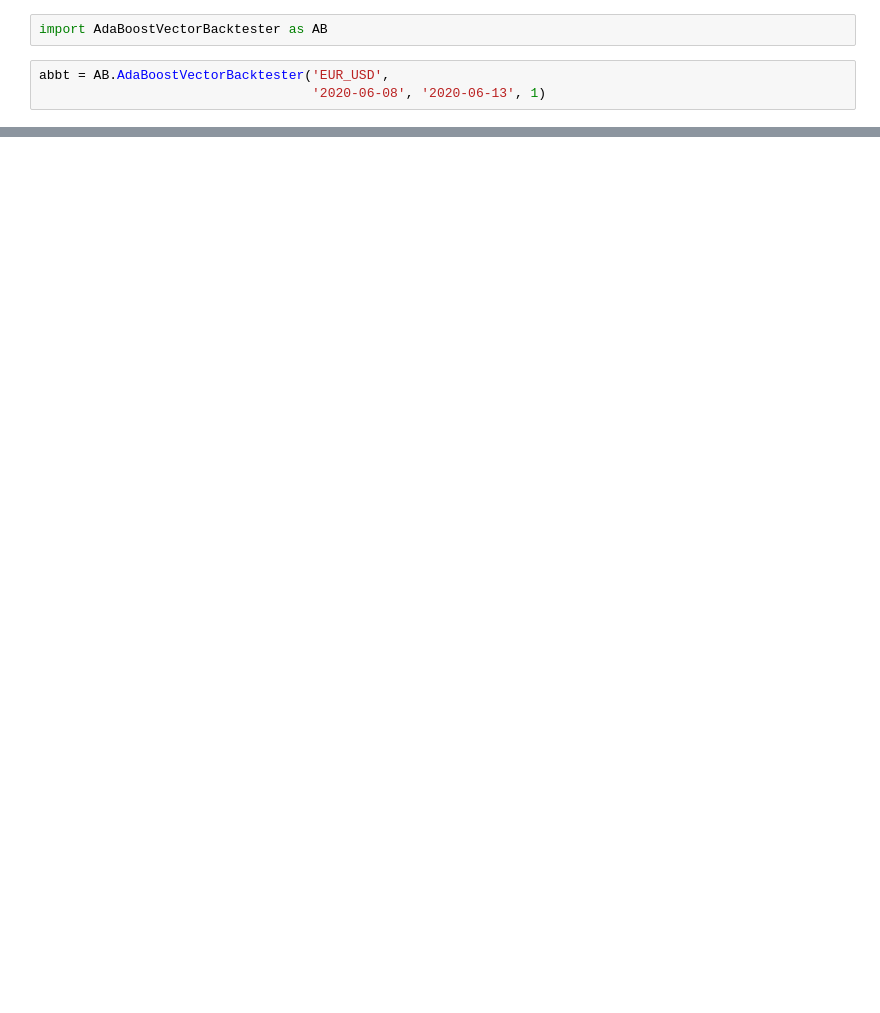
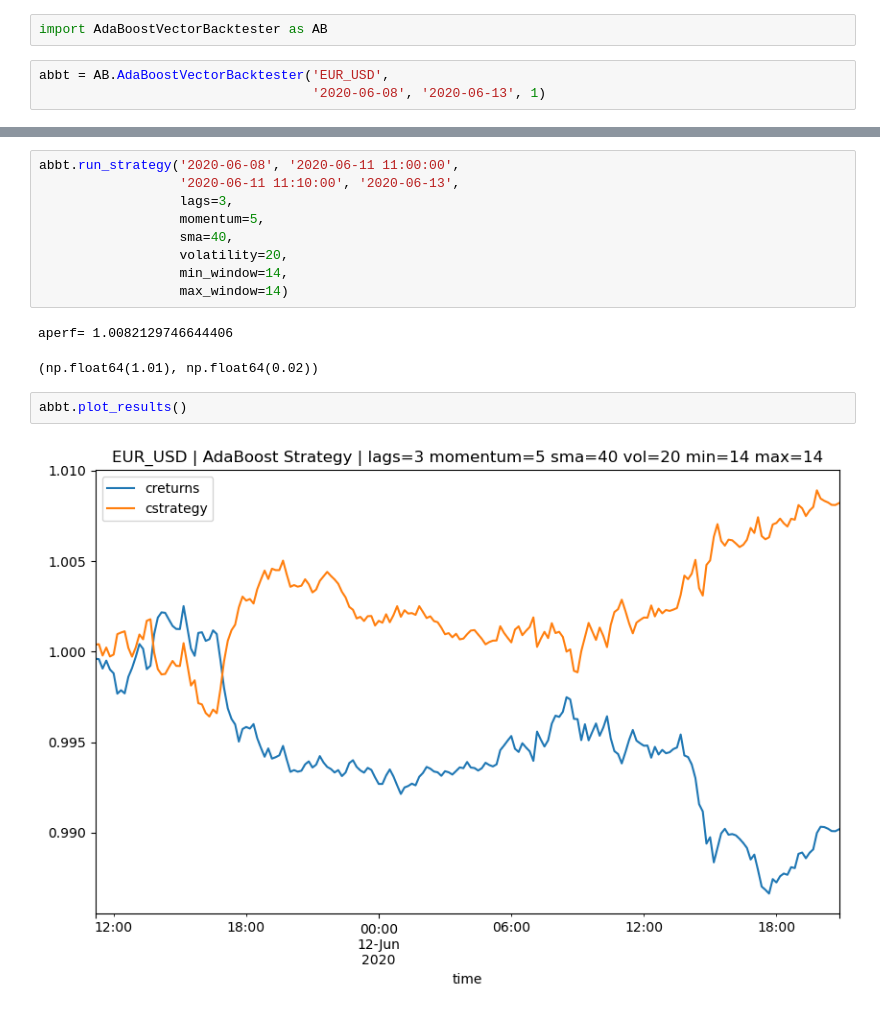
Before and after one commit to monchan-new/pyalgo-project, a Jupyter notebook: src/10.2.1_OANDA.ipynb, the cells around one changed output, grey strips where cells are left out. Saved outputs shown, nothing was run; the diff lists cells and outputs as text; blank space fills up the shorter version.

```diff
--- a/src/10.2.1_OANDA.ipynb
+++ b/src/10.2.1_OANDA.ipynb
@@ -36 +87,17 @@ abbt.plot_results()
+# %%
+abbt.run_strategy('2020-06-08', '2020-06-11 11:00:00',
+                  '2020-06-11 11:10:00', '2020-06-13',
+                  lags=3,
+                  momentum=5,
+                  sma=40,
+                  volatility=20,
+                  min_window=14,
+                  max_window=14)
+# %% [output]
+aperf= 1.0082129746644406
+(np.float64(1.01), np.float64(0.02))
+# %%
+abbt.plot_results()
+# %% [output]
+[figure, added]
 # %%
```
Also changed, not shown: parts of 14 cells of this notebook, 2 other files.
